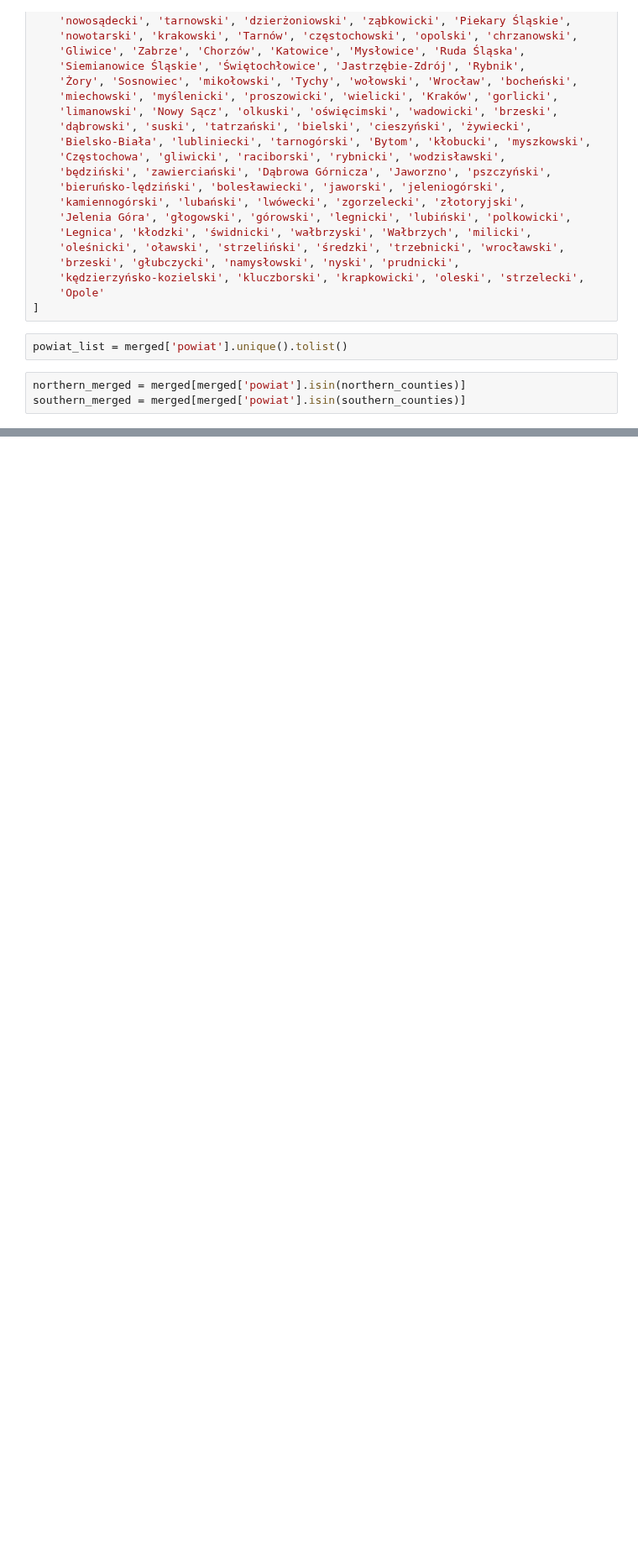
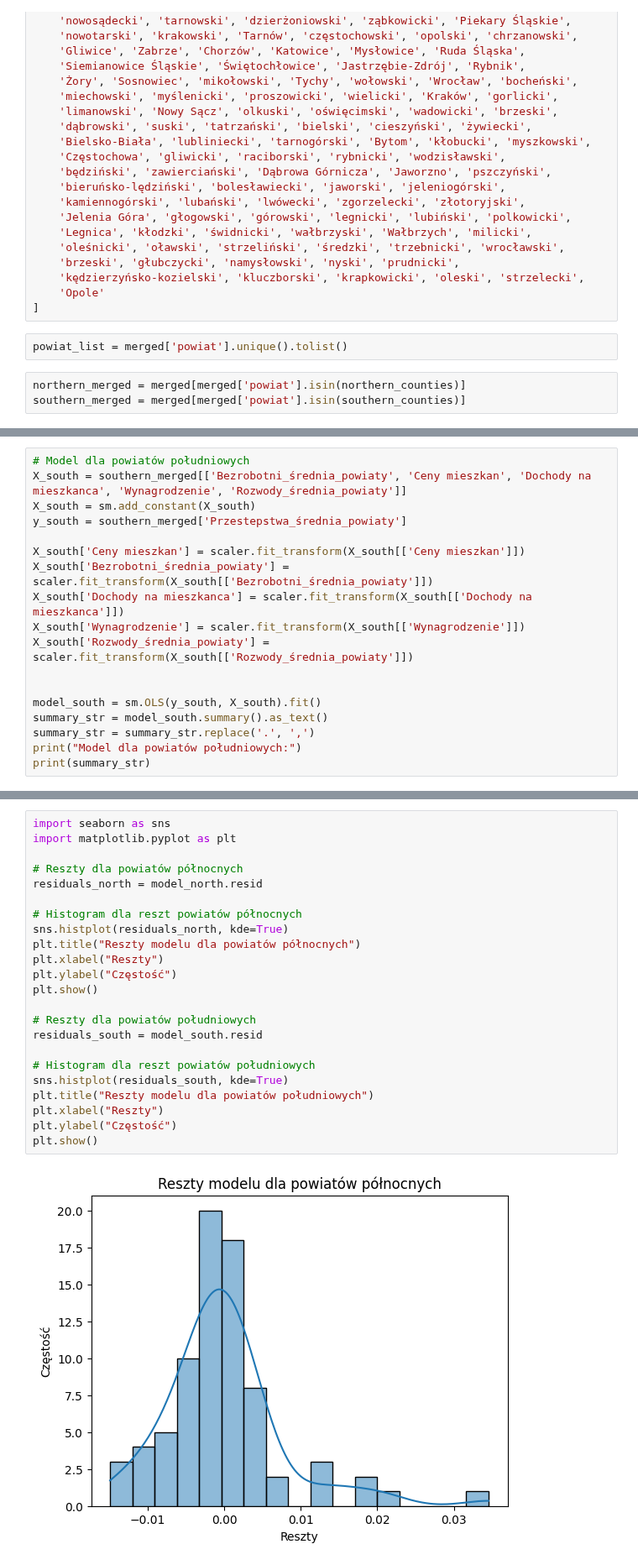
Before and after one commit to Psylo1226/Spatial-econometrics, a Jupyter notebook: Projekt_3/Projekt_3.ipynb, the cells around one changed output, grey strips where cells are left out. Shown at 84% size. Saved outputs shown, nothing was run; the diff lists cells and outputs as text; blank space fills up the shorter version.

```diff
--- a/Projekt_3/Projekt_3.ipynb
+++ b/Projekt_3/Projekt_3.ipynb
@@ -413,0 +468,18 @@ Critical F-value (5% significance): 2.1366390836604285
+# %%
+# Model dla powiatów południowych
+X_south = southern_merged[['Bezrobotni_średnia_powiaty', 'Ceny mieszkan', 'Dochody na mieszkanca', 'Wynagrodzenie', 'Rozwody_średnia_powiaty']]
+X_south = sm.add_constant(X_south)
+y_south = southern_merged['Przestepstwa_średnia_powiaty']
+
+X_south['Ceny mieszkan'] = scaler.fit_transform(X_south[['Ceny mieszkan']])
+X_south['Bezrobotni_średnia_powiaty'] = scaler.fit_transform(X_south[['Bezrobotni_średnia_powiaty']])
+X_south['Dochody na mieszkanca'] = scaler.fit_transform(X_south[['Dochody na mieszkanca']])
+X_south['Wynagrodzenie'] = scaler.fit_transform(X_south[['Wynagrodzenie']])
+X_south['Rozwody_średnia_powiaty'] = scaler.fit_transform(X_south[['Rozwody_średnia_powiaty']])
+
+
+model_south = sm.OLS(y_south, X_south).fit()
+summary_str = model_south.summary().as_text()
+summary_str = summary_str.replace('.', ',')
+print("Model dla powiatów południowych:")
+print(summary_str)
@@ -413,0 +504,25 @@ Critical F-value (5% significance): 2.1366390836604285
+# %%
+import seaborn as sns
+import matplotlib.pyplot as plt
+
+# Reszty dla powiatów północnych
+residuals_north = model_north.resid
+
+# Histogram dla reszt powiatów północnych
+sns.histplot(residuals_north, kde=True)
+plt.title("Reszty modelu dla powiatów północnych")
+plt.xlabel("Reszty")
+plt.ylabel("Częstość")
+plt.show()
+
+# Reszty dla powiatów południowych
+residuals_south = model_south.resid
+
+# Histogram dla reszt powiatów południowych
+sns.histplot(residuals_south, kde=True)
+plt.title("Reszty modelu dla powiatów południowych")
+plt.xlabel("Reszty")
+plt.ylabel("Częstość")
+plt.show()
+# %% [output]
+[figure, added]
```
Also changed, not shown: parts of 12 cells of this notebook.
